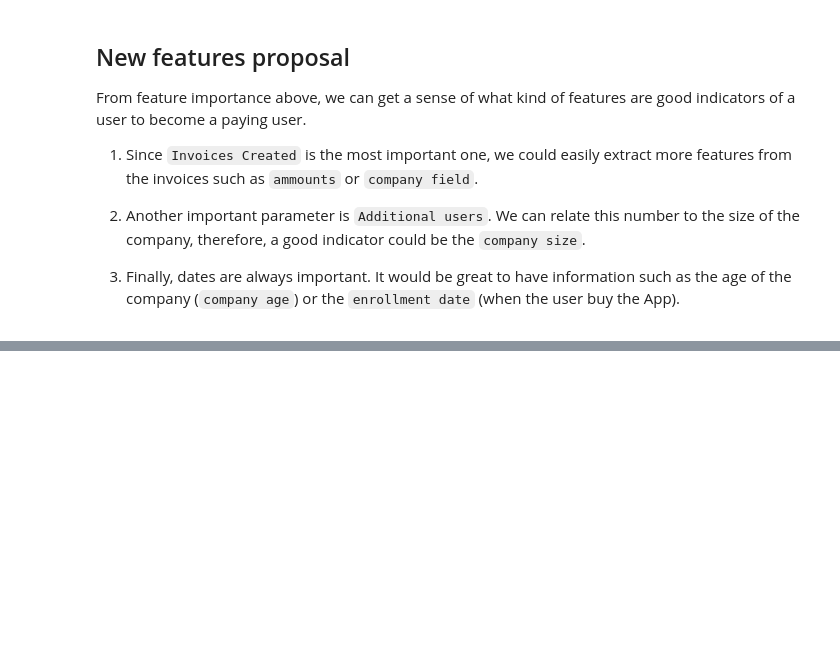
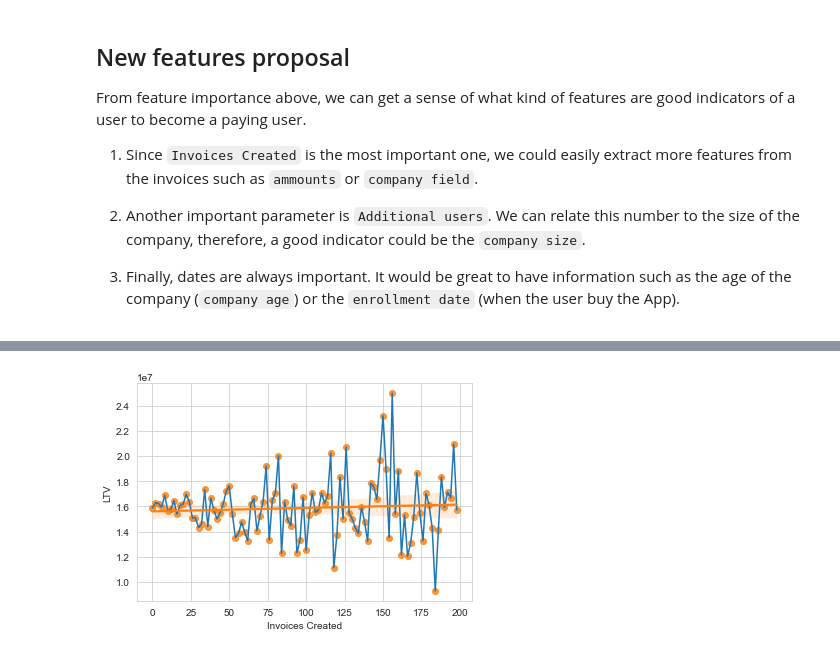
Before and after one commit to qmxp55/onboard_prediction_model, a Jupyter notebook: main.ipynb, the cells around one changed output, grey strips where cells are left out. Cells and saved outputs as stored; diff of their text form; code cells hidden in the pictures; blank space fills up the shorter version.

```diff
--- a/main.ipynb
+++ b/main.ipynb
@@ -442,0 +529,14 @@ From feature importance above, we can get a sense of what kind of features are g
+# %%
+def churnPlot(df, param1, param2, par1lim, order=2):
+
+    if par1lim is not None:
+        dfC = df[df[param1] < par1lim].groupby(param1, as_index=False)[param2].mean()
+    else:
+        dfC = df.groupby(param1, as_index=False)[param2].mean()
+
+    sns.lineplot(x=param1, y=param2, data=dfC)
+    sns.regplot(x=param1, y=param2, data=dfC, order=order)
+# %%
+churnPlot(df_ltv, 'Invoices Created', 'LTV', 200, order=1)
+# %% [output]
+[figure, added]
```
Also changed, not shown: parts of 20 cells of this notebook, 2 other files.
